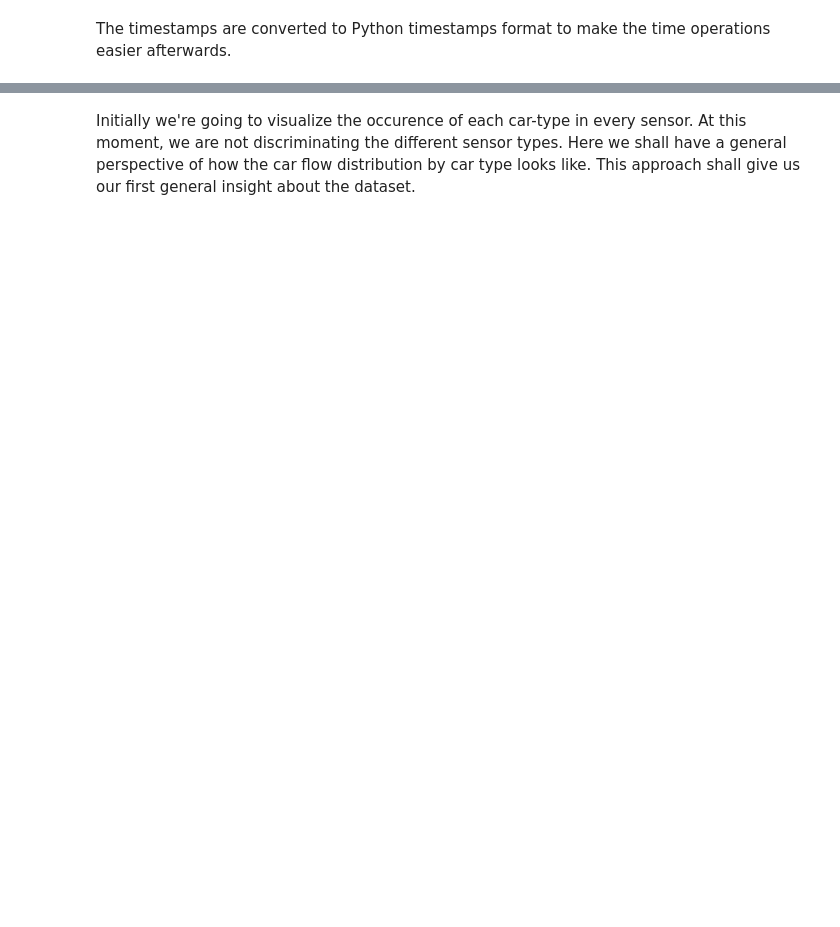
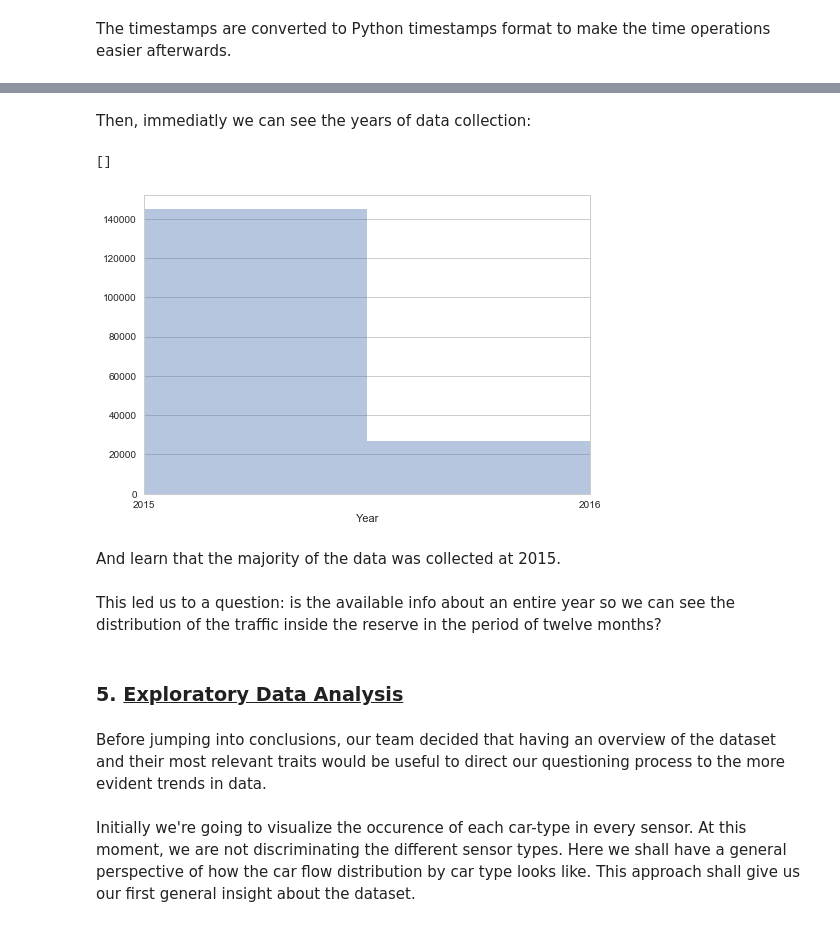
Before and after one commit to dmrib/daytripper, a Jupyter notebook: daytripper/VASTChallenge2017.ipynb, the cells around one changed output, grey strips where cells are left out. Drawn from its saved outputs; the diff is of its cells as text; code cells hidden in the pictures; blank space fills up the shorter version.

Commit message:
Start adding time distributions analysis

```diff
--- a/daytripper/VASTChallenge2017.ipynb
+++ b/daytripper/VASTChallenge2017.ipynb
@@ -80,0 +94,8 @@ raw_dataset = pd.read_csv('../data/Lekagul Sensor Data.csv', parse_dates=["Times
+# %%
+time_data = raw_dataset
+
+time_data['year'] = pd.DatetimeIndex(raw_dataset['Timestamp']).year
+time_data['month'] = pd.DatetimeIndex(raw_dataset['Timestamp']).month
+time_data['hour'] = pd.DatetimeIndex(raw_dataset['Timestamp']).hour
+
+time_data.head()
@@ -81,3 +109,19 @@ raw_dataset = pd.read_csv('../data/Lekagul Sensor Data.csv', parse_dates=["Times
+# %% [markdown]
+<p>Then, immediatly we can see the years of data collection: </p>
+# %%
+hist = sns.distplot(time_data['year'], kde=False, rug=False, bins=2, axlabel='Year').set(xticks=(2015, 2016), xlim=(2015, 2016))
+plt.plot()
+# %% [output]
+[]
+[figure, added]
+# %% [markdown]
+<p>And learn that the majority of the data was collected at 2015.</p>
+# %% [markdown]
+<p>This led us to a question: is the available info about an entire year so we can see the distribution of the traffic inside the reserve in the period of twelve months?</p>
+# %% [markdown]
+<h3>5. <u>Exploratory Data Analysis</u></h3>
+# %% [markdown]
+<p>Before jumping into conclusions, our team decided that having an overview of the dataset and their most relevant traits would be useful to direct our questioning process to the more evident trends in data.</p>
 # %% [markdown]
 <p>Initially we're going to visualize the occurence of each car-type in every sensor. At this moment, we are not discriminating the different sensor types. Here we shall have a general perspective of how the car flow distribution by car type looks like. This approach shall give us our first general insight about the dataset.</p>
 # %%
```
Also changed, not shown: parts of 9 cells of this notebook.
